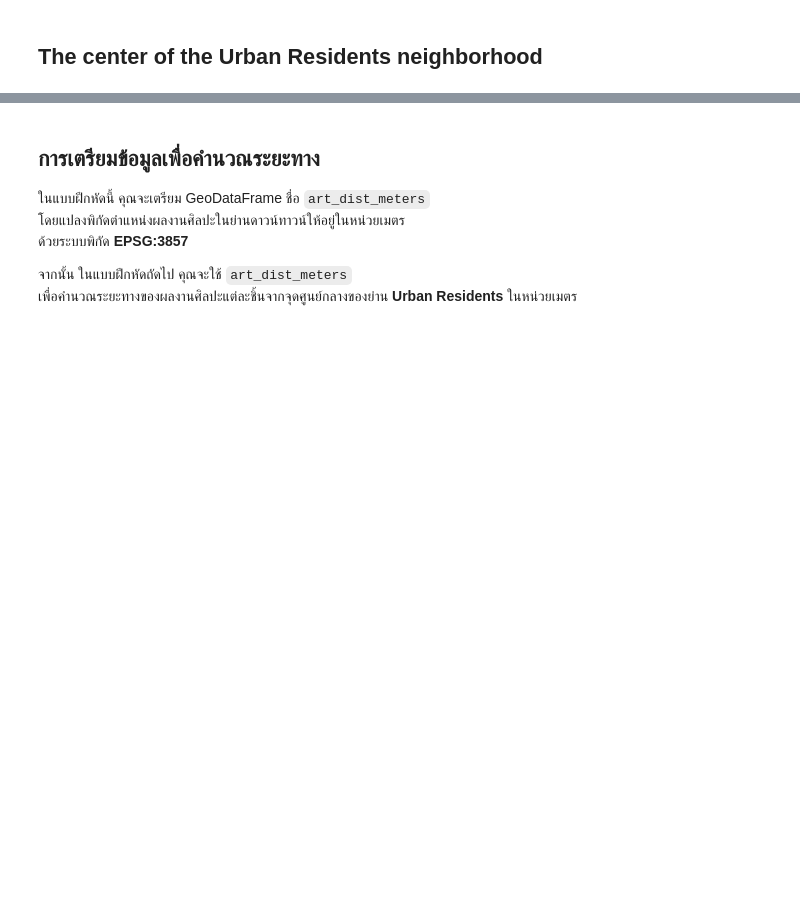
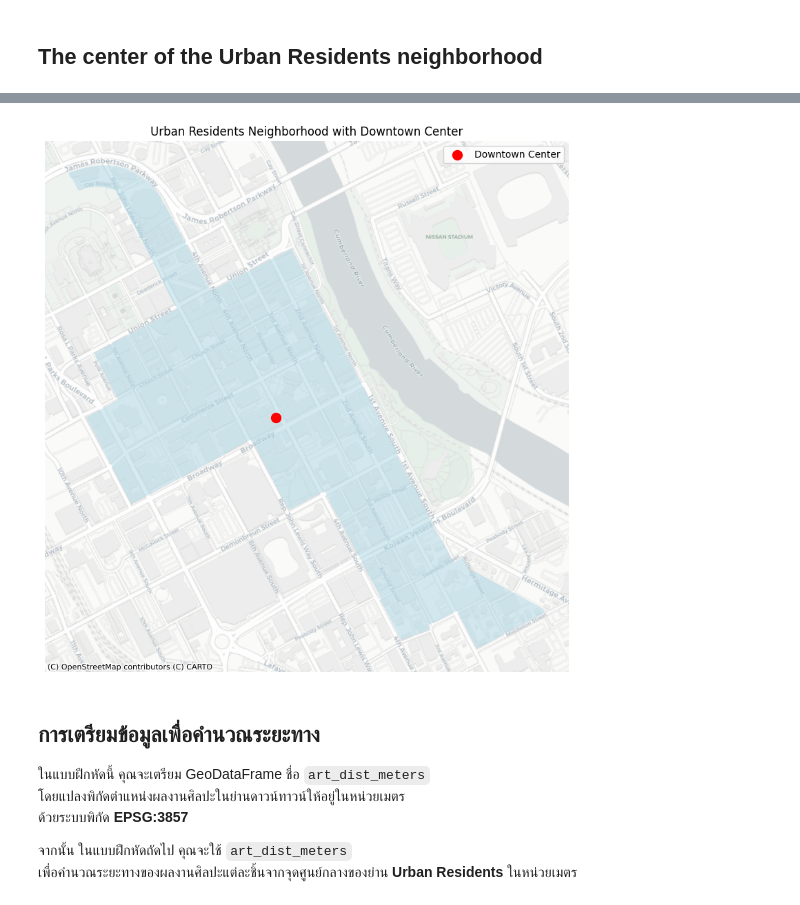
Before and after one commit to master0slave/basic-geo-spatial-analysis, a Jupyter notebook: notebooks/project01/nb03-geoseries-and-folium.ipynb, the cells around one changed output, grey strips where cells are left out. Drawn from its saved outputs; the diff is of its cells as text; code cells hidden in the pictures; blank space fills up the shorter version.

```diff
--- a/notebooks/project01/nb03-geoseries-and-folium.ipynb
+++ b/notebooks/project01/nb03-geoseries-and-folium.ipynb
@@ -28,14 +39,16 @@ downtown_center
 # %%
 # Plot the urban_polygon_3857 and downtown_center
-ax = urban_polygon_3857.plot(color="lightgreen", alpha=0.5, figsize=(10, 10))
+ax = urban_polygon_3857.plot(color="lightblue", alpha=0.5, figsize=(10, 10))
 downtown_center.plot(
-    ax=ax, color="red", marker="X", markersize=100, label="Downtown Center"
+    ax=ax, color="red", marker="o", markersize=100, label="Downtown Center"
 )
 ctx.add_basemap(ax, source=ctx.providers.CartoDB.Positron, crs=urban_polygon_3857.crs)
 ax.set_axis_off()
 ax.set_title("Urban Residents Neighborhood with Downtown Center")
 ax.legend()
 plt.show()
+# %% [output]
+[figure, added]
 # %% [markdown]
 ## การเตรียมข้อมูลเพื่อคำนวณระยะทาง
 
```
Also changed, not shown: parts of 18 cells of this notebook, 5 other files.
